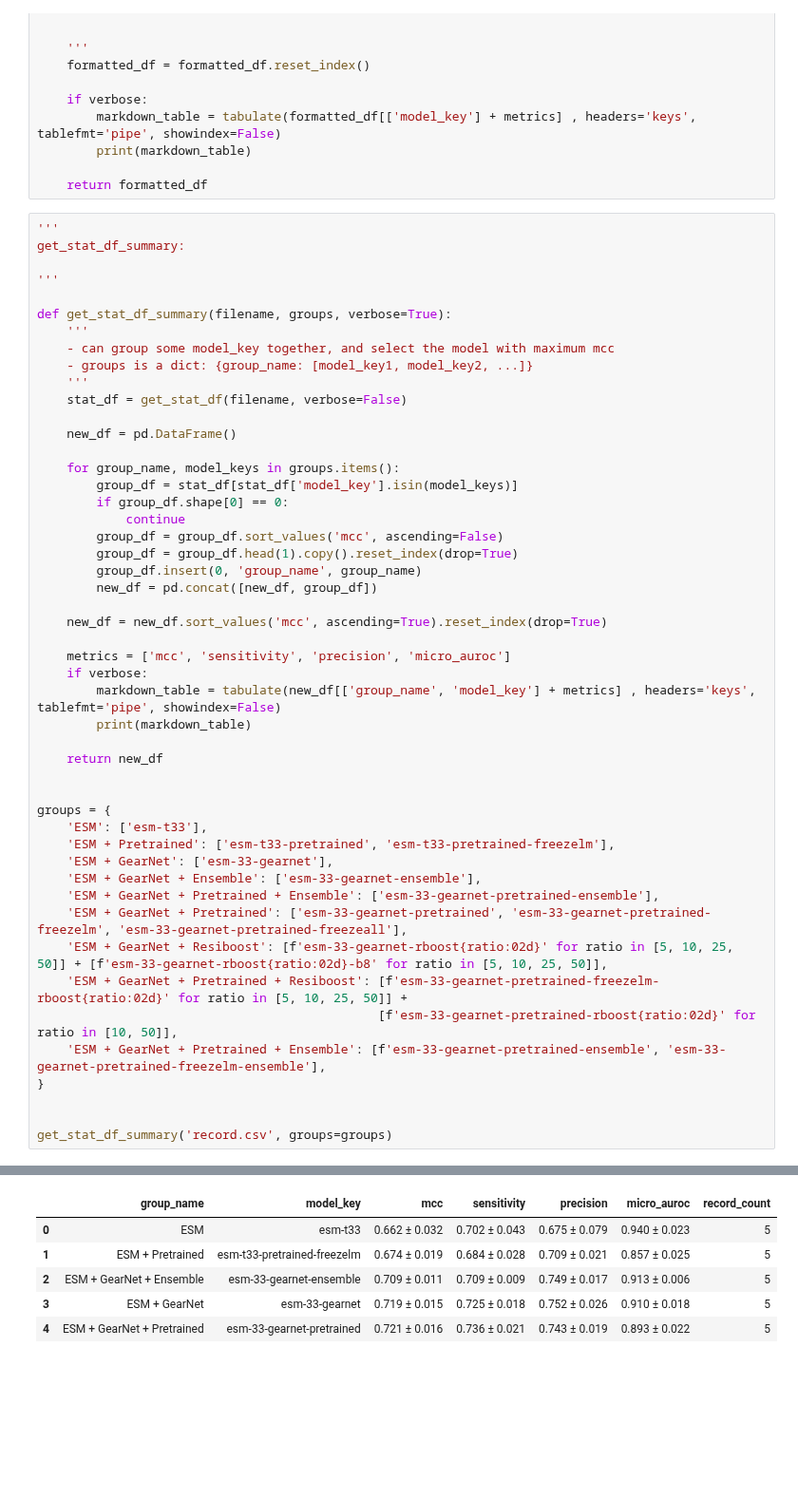
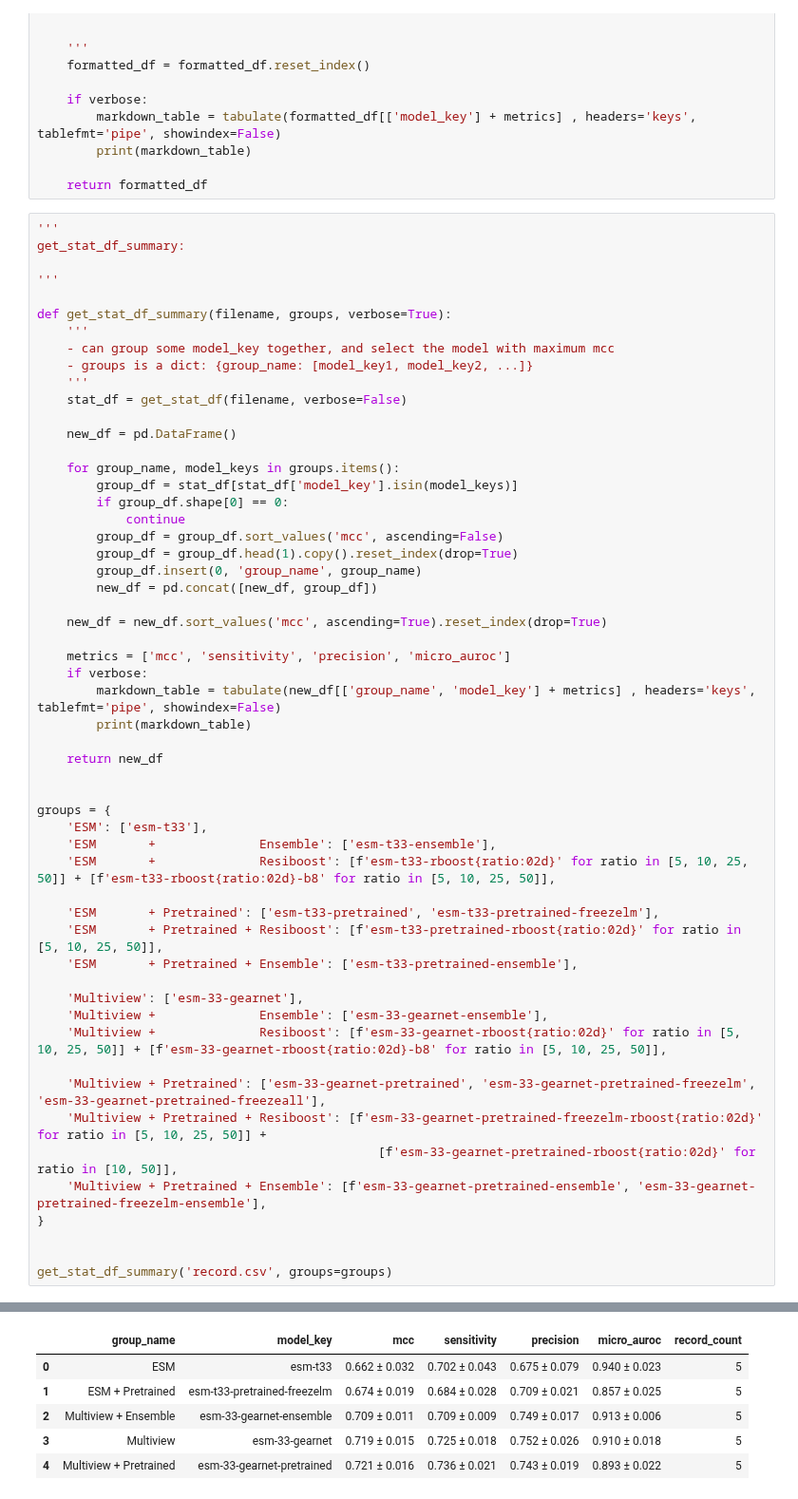
Before and after one commit to dlwocks31/atpbind, a Jupyter notebook: drugs/benchmark.ipynb, the cells around one changed output, grey strips where cells are left out. Shown at 95% size. Drawn from its saved outputs; the diff is of its cells as text; blank space fills up the shorter version.

```diff
--- a/drugs/benchmark.ipynb
+++ b/drugs/benchmark.ipynb
@@ -81,15 +81,21 @@ def get_stat_df_summary(filename, groups, verbose=True):
 
 groups = {
     'ESM': ['esm-t33'],
-    'ESM + Pretrained': ['esm-t33-pretrained', 'esm-t33-pretrained-freezelm'],
-    'ESM + GearNet': ['esm-33-gearnet'],
-    'ESM + GearNet + Ensemble': ['esm-33-gearnet-ensemble'],
-    'ESM + GearNet + Pretrained + Ensemble': ['esm-33-gearnet-pretrained-ensemble'],
-    'ESM + GearNet + Pretrained': ['esm-33-gearnet-pretrained', 'esm-33-gearnet-pretrained-freezelm', 'esm-33-gearnet-pretrained-freezeall'],
-    'ESM + GearNet + Resiboost': [f'esm-33-gearnet-rboost{ratio:02d}' for ratio in [5, 10, 25, 50]] + [f'esm-33-gearnet-rboost{ratio:02d}-b8' for ratio in [5, 10, 25, 50]],
-    'ESM + GearNet + Pretrained + Resiboost': [f'esm-33-gearnet-pretrained-freezelm-rboost{ratio:02d}' for ratio in [5, 10, 25, 50]] +
+    'ESM       +              Ensemble': ['esm-t33-ensemble'],
+    'ESM       +              Resiboost': [f'esm-t33-rboost{ratio:02d}' for ratio in [5, 10, 25, 50]] + [f'esm-t33-rboost{ratio:02d}-b8' for ratio in [5, 10, 25, 50]],
+
+    'ESM       + Pretrained': ['esm-t33-pretrained', 'esm-t33-pretrained-freezelm'],
+    'ESM       + Pretrained + Resiboost': [f'esm-t33-pretrained-rboost{ratio:02d}' for ratio in [5, 10, 25, 50]],
+    'ESM       + Pretrained + Ensemble': ['esm-t33-pretrained-ensemble'],
+
+    'Multiview': ['esm-33-gearnet'],
+    'Multiview +              Ensemble': ['esm-33-gearnet-ensemble'],
+    'Multiview +              Resiboost': [f'esm-33-gearnet-rboost{ratio:02d}' for ratio in [5, 10, 25, 50]] + [f'esm-33-gearnet-rboost{ratio:02d}-b8' for ratio in [5, 10, 25, 50]],
+
+    'Multiview + Pretrained': ['esm-33-gearnet-pretrained', 'esm-33-gearnet-pretrained-freezelm', 'esm-33-gearnet-pretrained-freezeall'],
+    'Multiview + Pretrained + Resiboost': [f'esm-33-gearnet-pretrained-freezelm-rboost{ratio:02d}' for ratio in [5, 10, 25, 50]] +
                                               [f'esm-33-gearnet-pretrained-rboost{ratio:02d}' for ratio in [10, 50]],
-    'ESM + GearNet + Pretrained + Ensemble': [f'esm-33-gearnet-pretrained-ensemble', 'esm-33-gearnet-pretrained-freezelm-ensemble'],
+    'Multiview + Pretrained + Ensemble': [f'esm-33-gearnet-pretrained-ensemble', 'esm-33-gearnet-pretrained-freezelm-ensemble'],
 }
 
 
@@ -105,9 +111,9 @@ get_stat_df_summary('record.csv', groups=groups)
 |  | group_name | model_key | mcc | sensitivity | precision | micro_auroc | record_count |
 | 0 | ESM | esm-t33 | 0.662 ± 0.032 | 0.702 ± 0.043 | 0.675 ± 0.079 | 0.940 ± 0.023 | 5 |
 | 1 | ESM + Pretrained | esm-t33-pretrained-freezelm | 0.674 ± 0.019 | 0.684 ± 0.028 | 0.709 ± 0.021 | 0.857 ± 0.025 | 5 |
-| 2 | ESM + GearNet + Ensemble | esm-33-gearnet-ensemble | 0.709 ± 0.011 | 0.709 ± 0.009 | 0.749 ± 0.017 | 0.913 ± 0.006 | 5 |
-| 3 | ESM + GearNet | esm-33-gearnet | 0.719 ± 0.015 | 0.725 ± 0.018 | 0.752 ± 0.026 | 0.910 ± 0.018 | 5 |
-| 4 | ESM + GearNet + Pretrained | esm-33-gearnet-pretrained | 0.721 ± 0.016 | 0.736 ± 0.021 | 0.743 ± 0.019 | 0.893 ± 0.022 | 5 |
+| 2 | Multiview + Ensemble | esm-33-gearnet-ensemble | 0.709 ± 0.011 | 0.709 ± 0.009 | 0.749 ± 0.017 | 0.913 ± 0.006 | 5 |
+| 3 | Multiview | esm-33-gearnet | 0.719 ± 0.015 | 0.725 ± 0.018 | 0.752 ± 0.026 | 0.910 ± 0.018 | 5 |
+| 4 | Multiview + Pretrained | esm-33-gearnet-pretrained | 0.721 ± 0.016 | 0.736 ± 0.021 | 0.743 ± 0.019 | 0.893 ± 0.022 | 5 |
 # %%
 get_stat_df('imatinib.csv')
 print('--------GROUPED VERSION--------')
```
Also changed, not shown: parts of 6 cells of this notebook, 5 other files.
